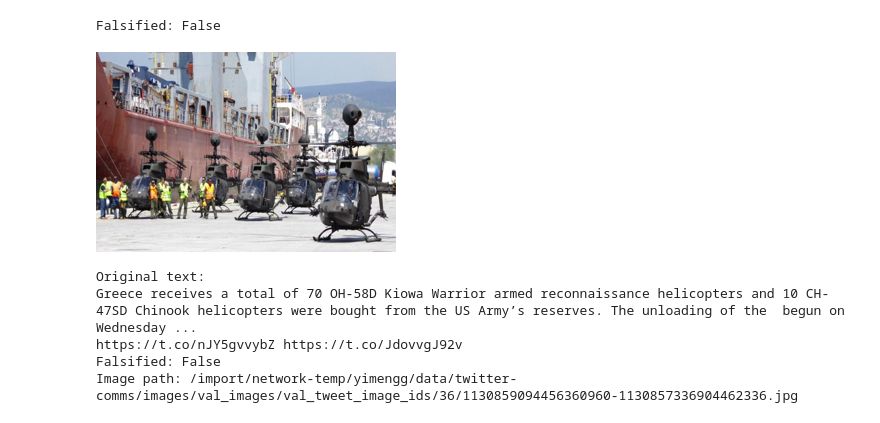
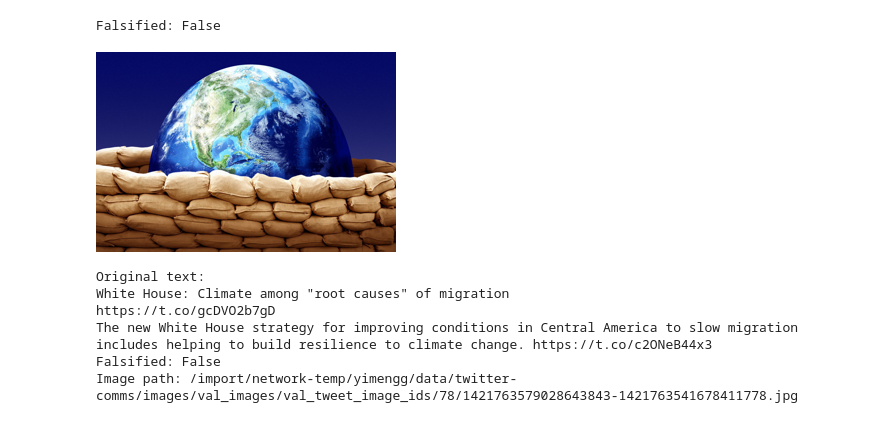
Before and after one commit to gymbeijing/ooc-detection-2, a Jupyter notebook: notebook/display_caption.ipynb, the cells around one changed output. Saved outputs shown, nothing was run; the diff lists cells and outputs as text; code cells hidden in the pictures.

```diff
--- a/notebook/display_caption.ipynb
+++ b/notebook/display_caption.ipynb
@@ -67,21 +85,22 @@ Input image:
 [figure]
 Falsified: False
 # %%
-item = val_df.iloc[19247]
+item = val_df.iloc[12]
 text = item['full_text']  # original caption
 
 img_filename = item['filename']
 image_path = os.path.join(val_img_dir, img_filename)
 
 raw_image = Image.open(image_path).convert('RGB')
 display(raw_image.resize((300, 200)))
 print(f"Original text:\n{text}")
 print(f"Falsified: {item['falsified']}")
 print(f"Image path: {image_path}")
 # %% [output]
-[figure, old version]
+[figure, new version]
 Original text:
-Greece receives a total of 70 OH-58D Kiowa Warrior armed reconnaissance helicopters and 10 CH-47SD Chinook helicopters were bought from the US Army’s reserves. The unloading of the  begun on Wednesday ...
-https://t.co/nJY5gvvybZ https://t.co/JdovvgJ92v
+White House: Climate among "root causes" of migration
+https://t.co/gcDVO2b7gD
+The new White House strategy for improving conditions in Central America to slow migration includes helping to build resilience to climate change. https://t.co/c2ONeB44x3
 Falsified: False
-Image path: /import/network-temp/yimengg/data/twitter-comms/images/val_images/val_tweet_image_ids/36/1130859094456360960-1130857336904462336.jpg
+Image path: /import/network-temp/yimengg/data/twitter-comms/images/val_images/val_tweet_image_ids/78/1421763579028643843-1421763541678411778.jpg
```
Also changed, not shown: parts of 6 cells of this notebook.
